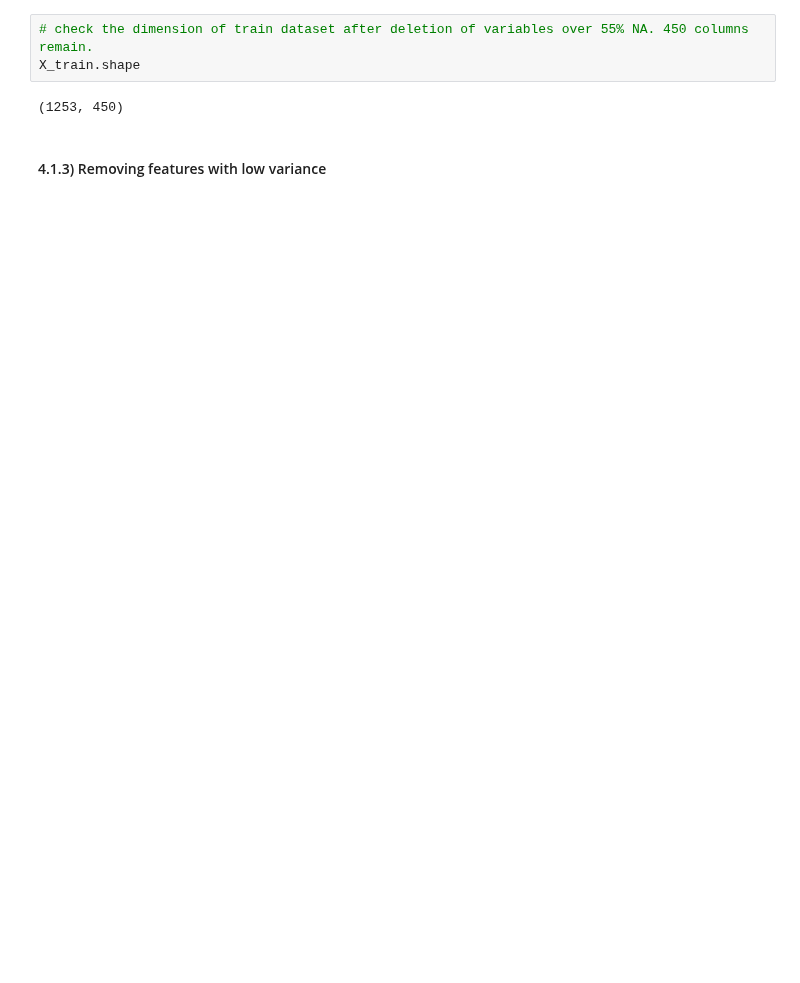
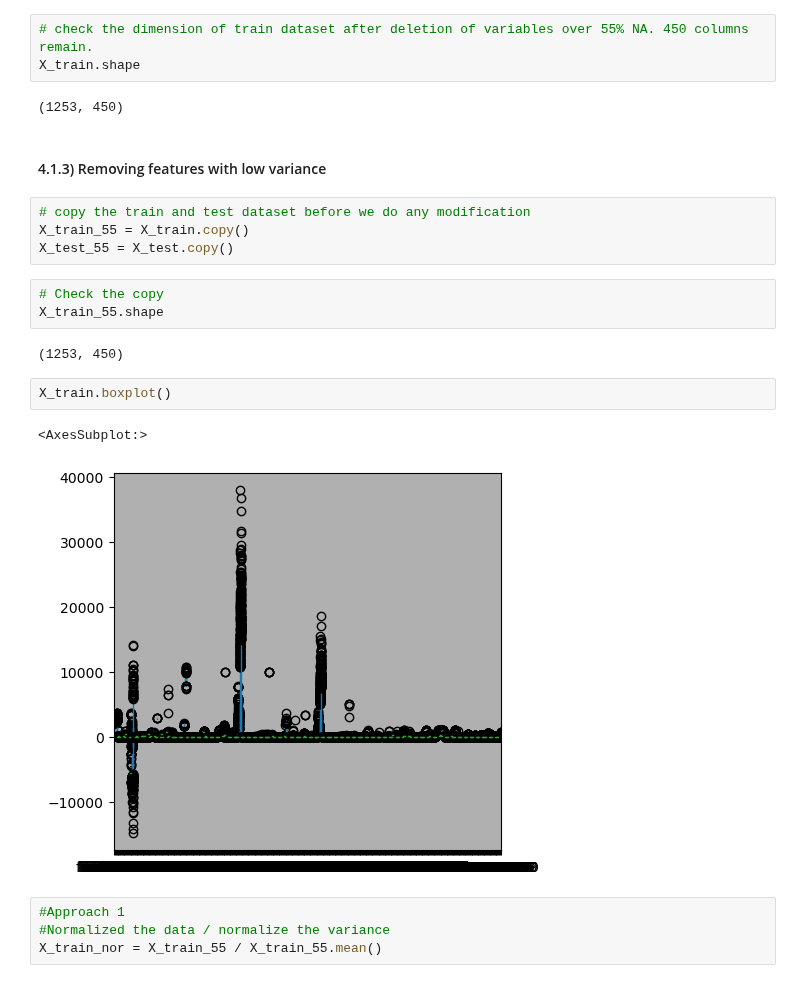
Before and after one commit to Landschy/datamining-htw, a Jupyter notebook: scripts/chayanon.ipynb, the cells around one changed output. Cells and saved outputs as stored; diff of their text form; blank space fills up the shorter version.

```diff
--- a/scripts/chayanon.ipynb
+++ b/scripts/chayanon.ipynb
@@ -413,3 +577,21 @@ X_train.shape
 (1253, 450)
 # %% [markdown]
 #### 4.1.3) Removing features with low variance
+# %%
+# copy the train and test dataset before we do any modification
+X_train_55 = X_train.copy()
+X_test_55 = X_test.copy()
+# %%
+# Check the copy
+X_train_55.shape
+# %% [output]
+(1253, 450)
+# %%
+X_train.boxplot()
+# %% [output]
+<AxesSubplot:>
+[figure, added]
+# %%
+#Approach 1
+#Normalized the data / normalize the variance
+X_train_nor = X_train_55 / X_train_55.mean()
```
Also changed, not shown: parts of 89 cells of this notebook.
